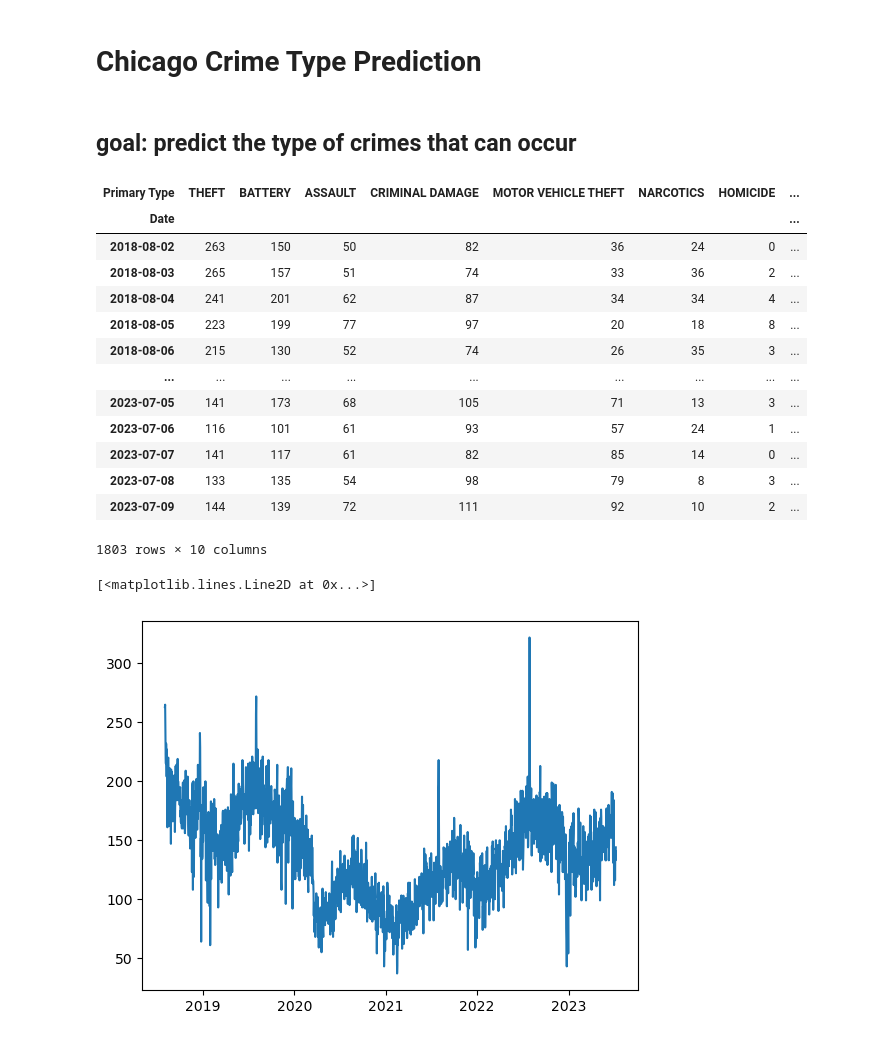
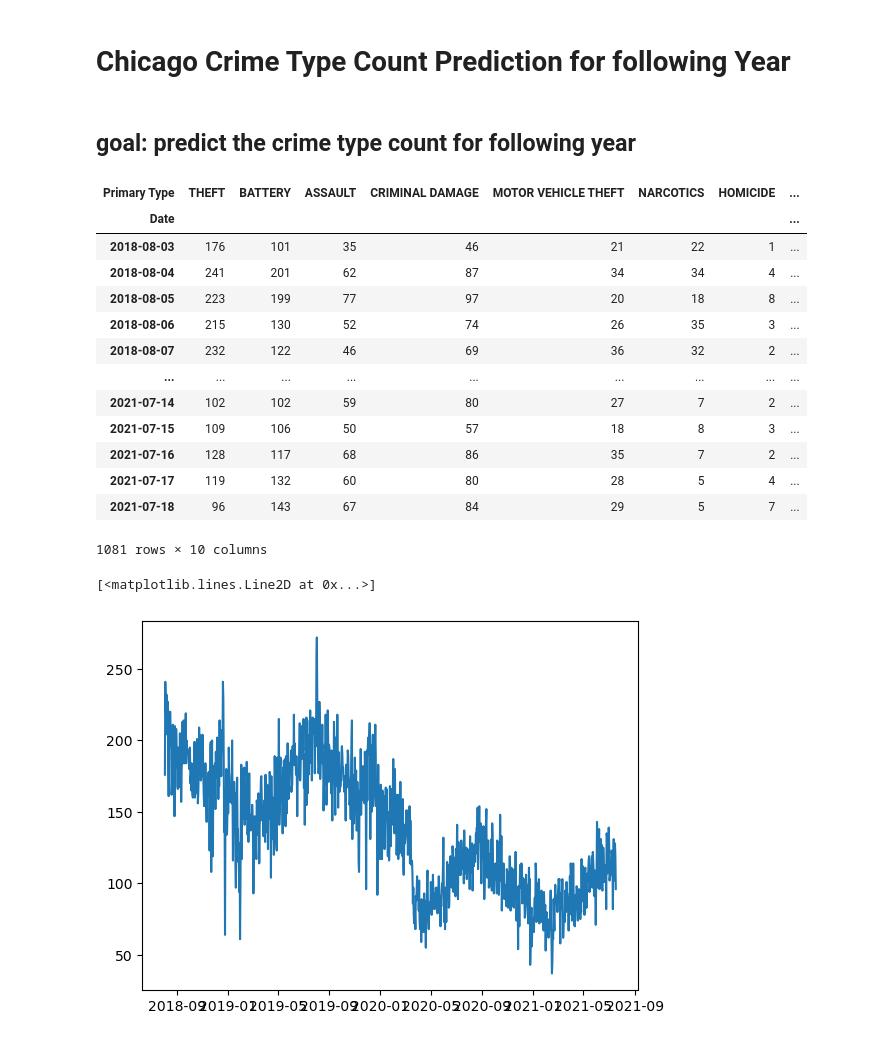
Before and after one commit to JonathanTWare/individual_project, a Jupyter notebook: rough_draft.ipynb, the cells around one changed output. Cells and saved outputs as stored; diff of their text form; code cells hidden in the pictures.

```diff
--- a/rough_draft.ipynb
+++ b/rough_draft.ipynb
@@ -1,7 +1,7 @@
 # %% [markdown]
-# Chicago Crime Type Prediction
+# Chicago Crime Type Count Prediction for following Year
 # %% [markdown]
-## goal: predict the type of crimes that can occur
+## goal: predict the crime type count for following year
 # %%
 import wrangle as w
 import pandas as pd
@@ -15,2 +22,2 @@ warnings.filterwarnings('ignore')
 # %%
-df = pd.read_csv('Crimes-2001-to-present-chicago.csv')
+train, validate, test = w.wrangle_crime()
@@ -19,23 +24,23 @@ df = w.prep_crime_data(df)
 # %%
-df
+train
 # %% [output]
 | Primary Type | THEFT | BATTERY | ASSAULT | CRIMINAL DAMAGE | MOTOR VEHICLE THEFT | NARCOTICS | HOMICIDE | ... |
 | Date |  |  |  |  |  |  |  | ... |
-| 2018-08-02 | 263 | 150 | 50 | 82 | 36 | 24 | 0 | ... |
-| 2018-08-03 | 265 | 157 | 51 | 74 | 33 | 36 | 2 | ... |
+| 2018-08-03 | 176 | 101 | 35 | 46 | 21 | 22 | 1 | ... |
 | 2018-08-04 | 241 | 201 | 62 | 87 | 34 | 34 | 4 | ... |
 | 2018-08-05 | 223 | 199 | 77 | 97 | 20 | 18 | 8 | ... |
 | 2018-08-06 | 215 | 130 | 52 | 74 | 26 | 35 | 3 | ... |
+| 2018-08-07 | 232 | 122 | 46 | 69 | 36 | 32 | 2 | ... |
 | ... | ... | ... | ... | ... | ... | ... | ... | ... |
-| 2023-07-05 | 141 | 173 | 68 | 105 | 71 | 13 | 3 | ... |
-| 2023-07-06 | 116 | 101 | 61 | 93 | 57 | 24 | 1 | ... |
-| 2023-07-07 | 141 | 117 | 61 | 82 | 85 | 14 | 0 | ... |
-| 2023-07-08 | 133 | 135 | 54 | 98 | 79 | 8 | 3 | ... |
-| 2023-07-09 | 144 | 139 | 72 | 111 | 92 | 10 | 2 | ... |
+| 2021-07-14 | 102 | 102 | 59 | 80 | 27 | 7 | 2 | ... |
+| 2021-07-15 | 109 | 106 | 50 | 57 | 18 | 8 | 3 | ... |
+| 2021-07-16 | 128 | 117 | 68 | 86 | 35 | 7 | 2 | ... |
+| 2021-07-17 | 119 | 132 | 60 | 80 | 28 | 5 | 4 | ... |
+| 2021-07-18 | 96 | 143 | 67 | 84 | 29 | 5 | 7 | ... |
-1803 rows × 10 columns
+1081 rows × 10 columns
 # %%
-plt.plot(df.index, df.THEFT)
+plt.plot(train.index, train.THEFT)
 # %% [output]
 [<matplotlib.lines.Line2D at 0x...>]
-[figure, old version]
+[figure, new version]
 # %%
```
Also changed, not shown: parts of 44 cells of this notebook, 1 other file.
